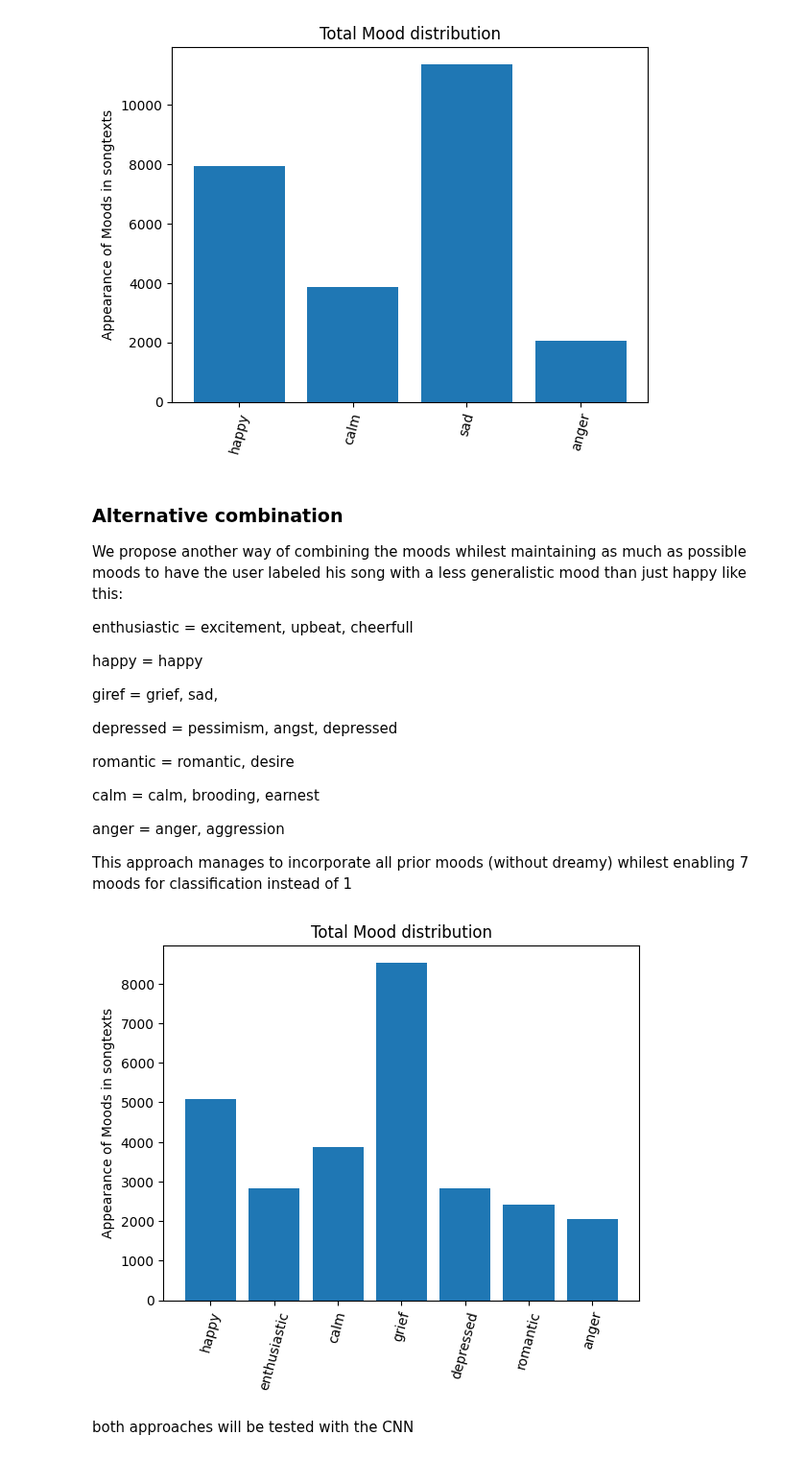
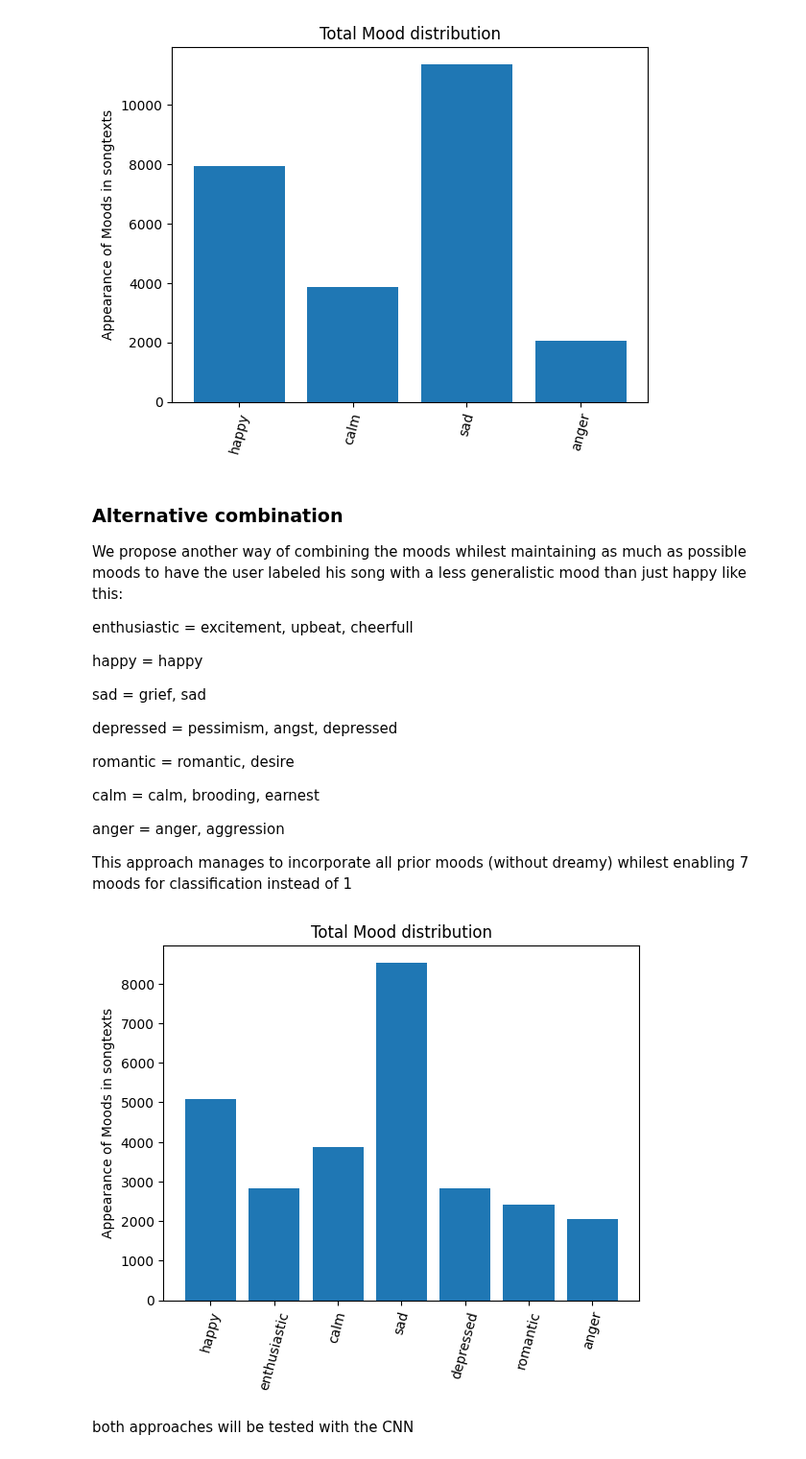
Before and after one commit to Simon-0711/ta_lyrics_sentiment_classification, a Jupyter notebook: data_exploration/kaggle_data_preprocessing.ipynb, the cells around one changed output. Shown at 96% size. Drawn from its saved outputs; the diff is of its cells as text; code cells hidden in the pictures.

Commit message:
Change mood grief to sad

```diff
--- a/data_exploration/kaggle_data_preprocessing.ipynb
+++ b/data_exploration/kaggle_data_preprocessing.ipynb
@@ -305,7 +305,7 @@ enthusiastic = excitement, upbeat, cheerfull
 
 happy = happy
 
-giref = grief, sad,
+sad = grief, sad
 
 depressed = pessimism, angst, depressed
 
@@ -319,24 +319,24 @@ This approach manages to incorporate all prior moods (without dreamy) whilest en
 # %%
 alt_new_moods = {
     "happy": moods["happy"],
     "enthusiastic": moods["cheerful"] + moods["excitement"] + moods["upbeat"],
     "calm": moods["calm"]+moods["brooding"] + moods["earnest"],
-    "grief": moods["sad"] + moods["grief"],
+    "sad": moods["sad"] + moods["grief"],
     "depressed": moods["pessimism"] + moods["angst"] + moods["depressed"],
     "romantic": moods["romantic"] + moods["desire"],
     "anger": moods["anger"] + moods["aggression"]
 }
 
 labels = [ k for k,v in alt_new_moods.items()]
 data = [ v for k,v in alt_new_moods.items()]
 fig, ax = plt.subplots()
 plt.xticks(rotation = 75)
 ax.bar(labels, data)
 ax.set_ylabel('Appearance of Moods in songtexts')
 plt.title('Total Mood distribution')
 plt.show()
 # %% [output]
-[figure, old version]
+[figure, new version]
 # %% [markdown]
 both approaches will be tested with the CNN
 # %% [markdown]
```
Also changed, not shown: parts of 6 cells of this notebook.
